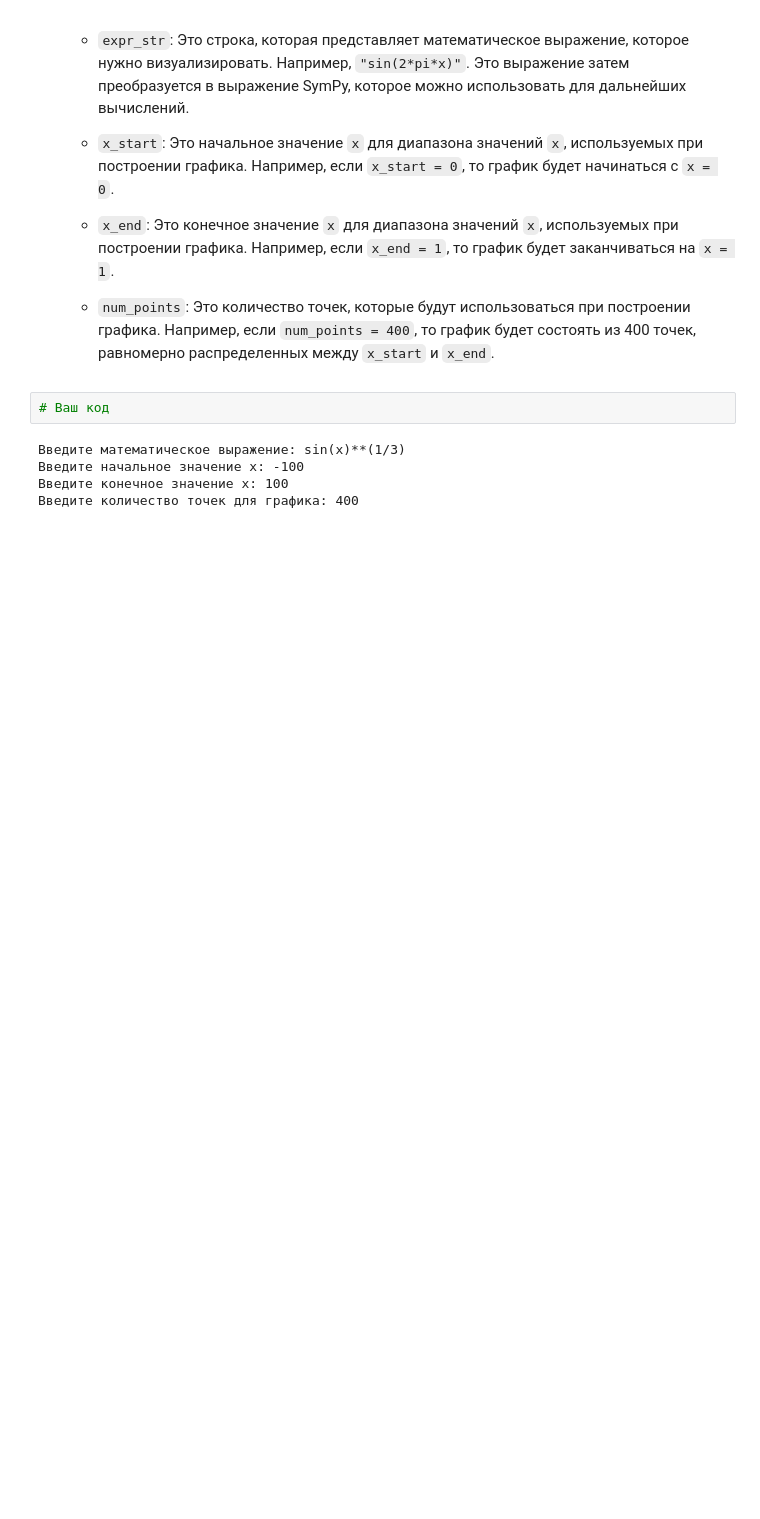
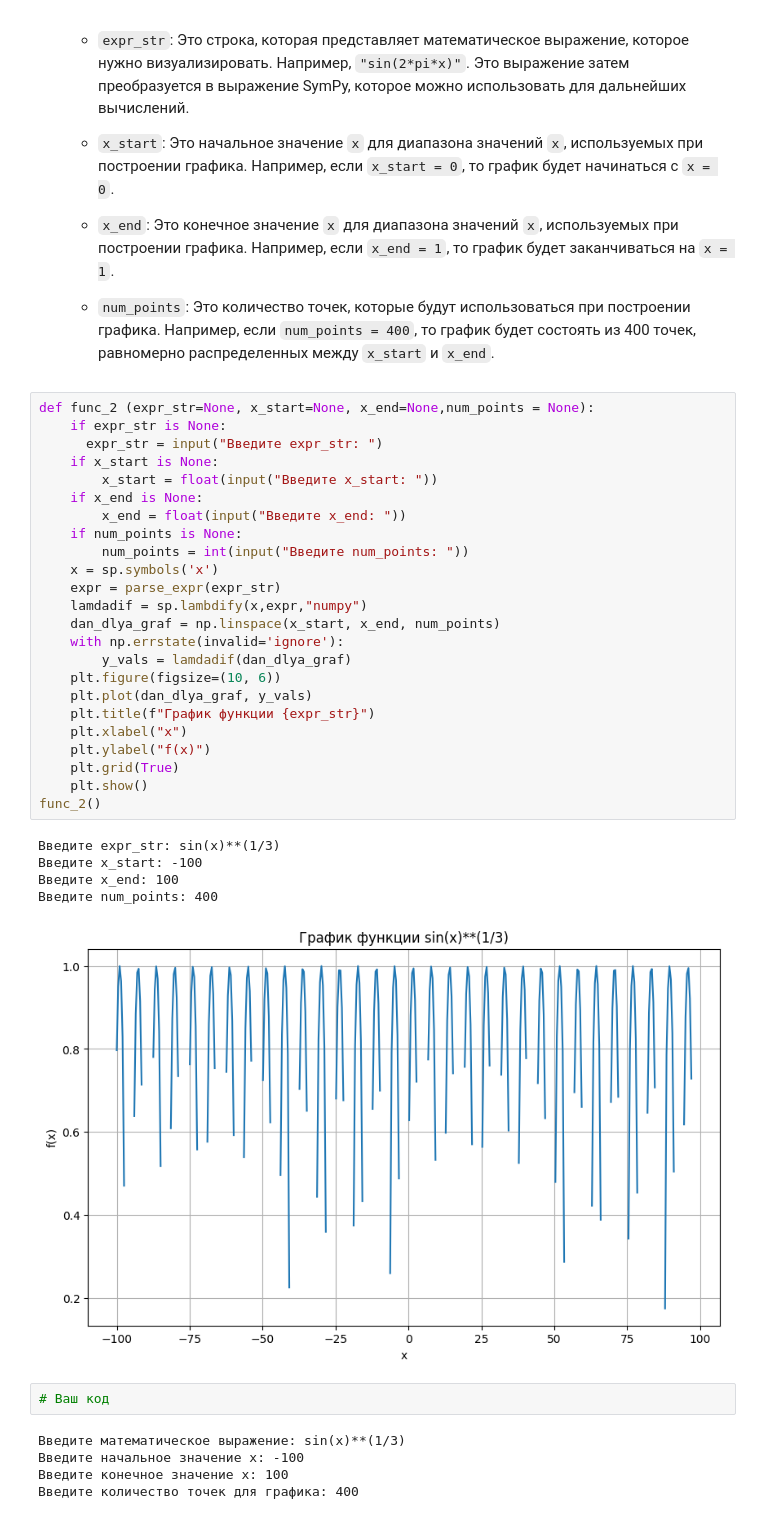
Before and after one commit to DanisStepanov/Computer-mathematics-systems, a Jupyter notebook: 7. Библиотека SymPy/Практическая_работа_№7_Библиотека_SymPy.ipynb, the cells around one changed output. Saved outputs shown, nothing was run; the diff lists cells and outputs as text; blank space fills up the shorter version.

```diff
--- a/7. Библиотека SymPy/Практическая_работа_№7_Библиотека_SymPy.ipynb
+++ b/7. Библиотека SymPy/Практическая_работа_№7_Библиотека_SymPy.ipynb
@@ -138,6 +210,36 @@ f(1.0)
     - `x_end`: Это конечное значение `x` для диапазона значений `x`, используемых при построении графика. Например, если `x_end = 1`, то график будет заканчиваться на `x = 1`.
 
     - `num_points`: Это количество точек, которые будут использоваться при построении графика. Например, если `num_points = 400`, то график будет состоять из 400 точек, равномерно распределенных между `x_start` и `x_end`.
+# %%
+def func_2 (expr_str=None, x_start=None, x_end=None,num_points = None):
+    if expr_str is None:
+      expr_str = input("Введите expr_str: ")
+    if x_start is None:
+        x_start = float(input("Введите x_start: "))
+    if x_end is None:
+        x_end = float(input("Введите x_end: "))
+    if num_points is None:
+        num_points = int(input("Введите num_points: "))
+    x = sp.symbols('x')
+    expr = parse_expr(expr_str)
+    lamdadif = sp.lambdify(x,expr,"numpy")
+    dan_dlya_graf = np.linspace(x_start, x_end, num_points)
+    with np.errstate(invalid='ignore'):
+        y_vals = lamdadif(dan_dlya_graf)
+    plt.figure(figsize=(10, 6))
+    plt.plot(dan_dlya_graf, y_vals)
+    plt.title(f"График функции {expr_str}")
+    plt.xlabel("x")
+    plt.ylabel("f(x)")
+    plt.grid(True)
+    plt.show()
+func_2()
+# %% [output]
+Введите expr_str: sin(x)**(1/3)
+Введите x_start: -100
+Введите x_end: 100
+Введите num_points: 400
+[figure, added]
 # %%
 # Ваш код
 # %% [output]
```
Also changed, not shown: parts of 18 cells of this notebook.
